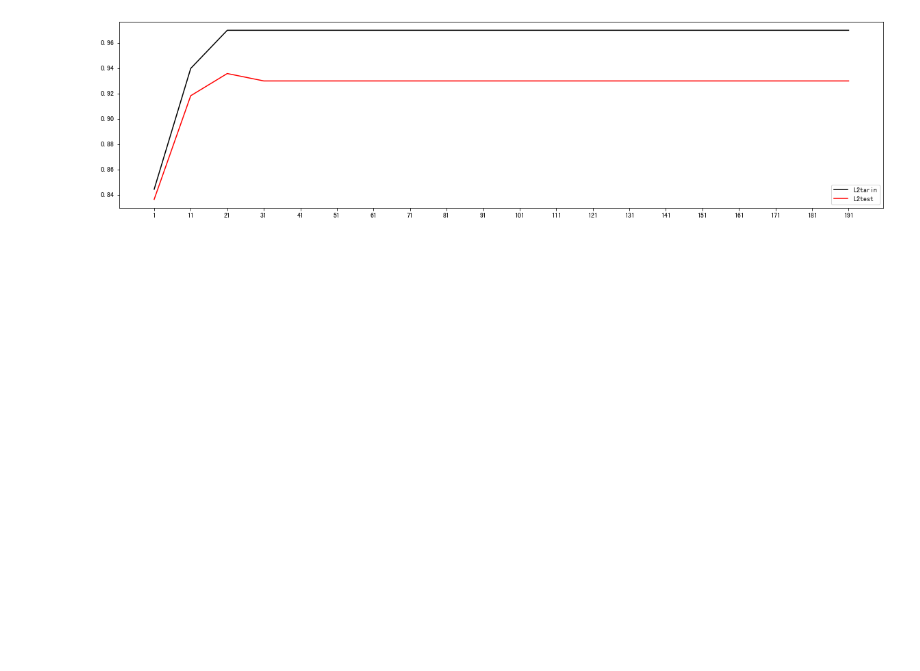
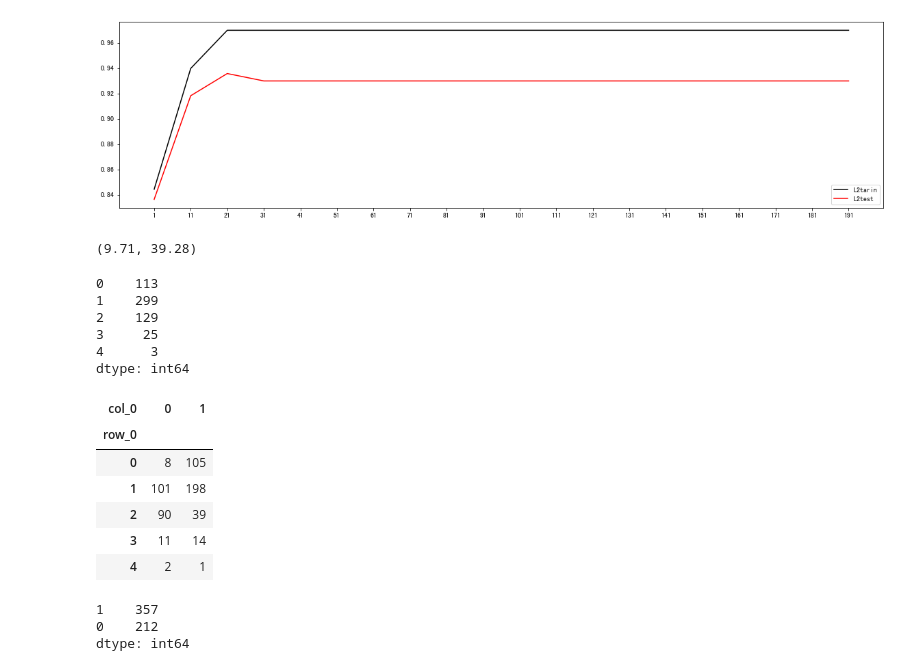
Before and after one commit to yscs2020/2021_to_improve, a Jupyter notebook: 202107/ml_algorithm/KNN.ipynb, the cells around one changed output. Drawn from its saved outputs; the diff is of its cells as text; code cells hidden in the pictures; blank space fills up the shorter version.

```diff
--- a/202107/ml_algorithm/KNN.ipynb
+++ b/202107/ml_algorithm/KNN.ipynb
@@ -519,3 +519,40 @@ plt.xticks(np.arange(1,201,10))
 plt.show()
 # %% [output]
 [figure]
+# %%
+import sklearn.datasets as ds
+bc = ds.load_breast_cancer()
+feature = bc.data
+target = bc.target
+# %%
+feature[:,1].min(),feature[:,1].max()
+# %% [output]
+(9.71, 39.28)
+# %%
+fea_bins = pd.cut(feature[:,1],bins=5,labels=range(5))
+fea_bins.value_counts()
+# %% [output]
+0    113
+1    299
+2    129
+3     25
+4      3
+dtype: int64
+# %%
+gi = pd.crosstab(fea_bins,target)
+gi
+# %% [output]
+| col_0 | 0 | 1 |
+| row_0 |  |  |
+| 0 | 8 | 105 |
+| 1 | 101 | 198 |
+| 2 | 90 | 39 |
+| 3 | 11 | 14 |
+| 4 | 2 | 1 |
+# %%
+gb = pd.Series(target).value_counts()
+gb
+# %% [output]
+1    357
+0    212
+dtype: int64
```
Also changed, not shown: parts of 11 cells of this notebook.
